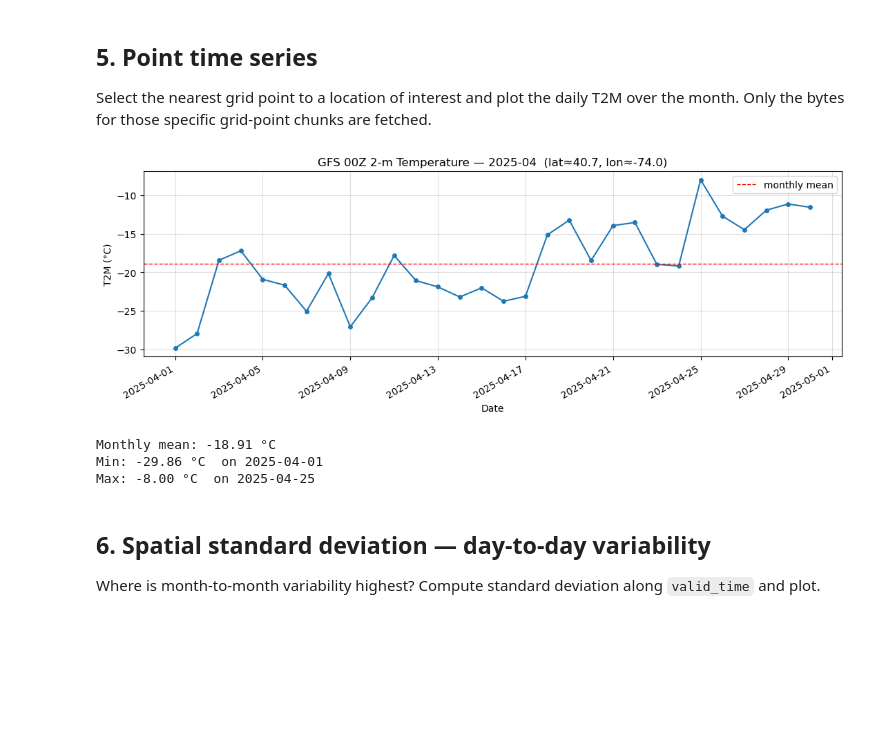
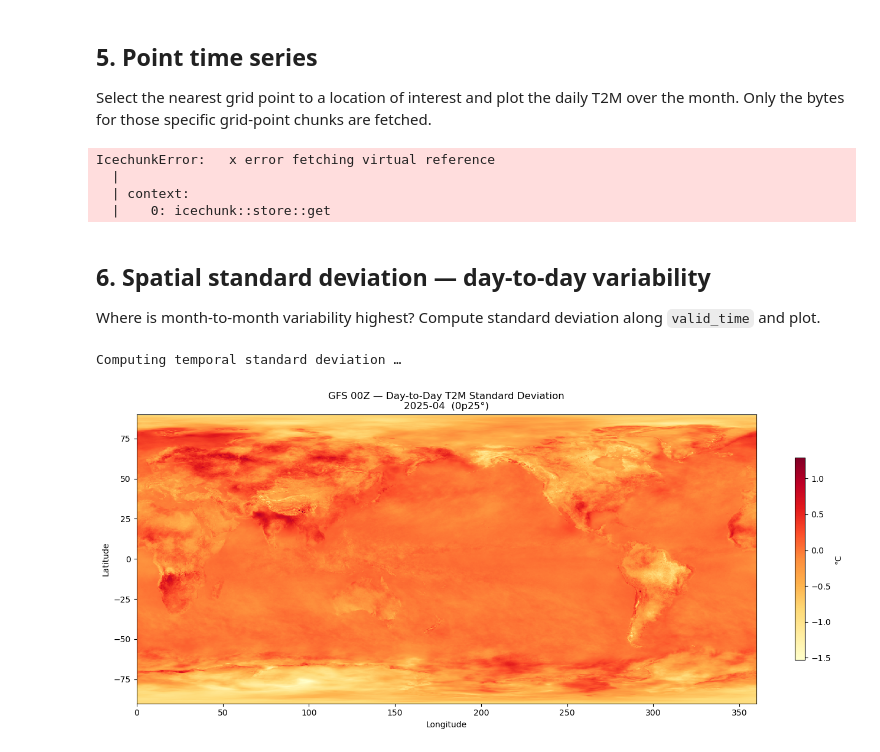
Before and after one commit to NOAA-MDL/grib2io, a Jupyter notebook: demos/gfs_monthly_t2m.ipynb, the cells around one changed output. Drawn from its saved outputs; the diff is of its cells as text; code cells hidden in the pictures; blank space fills up the shorter version.

```diff
--- a/demos/gfs_monthly_t2m.ipynb
+++ b/demos/gfs_monthly_t2m.ipynb
@@ -236,12 +249,16 @@ lons = t2m_monthly.coords.get("longitude", t2m_monthly.coords.get("x", None))
 #     # Fallback: pick centre pixel
 #     ny, nx = t2m_monthly.shape[-2], t2m_monthly.shape[-1]
 #     ts = t2m_monthly.isel(y=ny // 2, x=nx // 2).compute()
-ts = t2m_monthly.isel(x=0,y=0).compute()
+ts = t2m_monthly.chunk({'valid_time':16}).mean('x').mean('y').compute()
+ts120 = t2m120.chunk({'valid_time':16}).mean('x').mean('y').compute()
 times = pd.to_datetime(ts.coords["valid_time"].values)
 
 fig, ax = plt.subplots(figsize=(11, 4))
+ax.plot(times, ts.values.ravel(), marker="o", linewidth=1.5, markersize=4, label='analysis')
+ax.plot(times, ts120.values.ravel(), marker="*", color='green',linewidth=1.5, markersize=4, label='120h forecast')
+ax.axhline(float(ts.mean()), color="red", linestyle="--", linewidth=1, label="analysis monthly mean")
+ax.axhline(float(ts120.mean()), color="green", linestyle="--", linewidth=1, label="120h forecast monthly mean")
 ax.plot(times, ts.values.ravel(), marker="o", linewidth=1.5, markersize=4)
-ax.axhline(float(ts.mean()), color="red", linestyle="--", linewidth=1, label="monthly mean")
 ax.set_xlabel("Date")
 ax.set_ylabel("T2M (°C)")
 ax.set_title(f"GFS 00Z 2-m Temperature — {MONTH}  (lat≈{TARGET_LAT:.1f}, lon≈{TARGET_LON:.1f})")
@@ -255,10 +272,10 @@ print(f"\nMonthly mean: {float(ts.mean()):.2f} °C")
 print(f"Min: {float(ts.min()):.2f} °C  on {times[int(ts.argmin())].date()}")
 print(f"Max: {float(ts.max()):.2f} °C  on {times[int(ts.argmax())].date()}")
 # %% [output]
-[figure, removed]
-Monthly mean: -18.91 °C
-Min: -29.86 °C  on 2025-04-01
-Max: -8.00 °C  on 2025-04-25
+IcechunkError:   x error fetching virtual reference
+  |
+  | context:
+  |    0: icechunk::store::get
 # %% [markdown]
 ## 6. Spatial standard deviation — day-to-day variability
 
@@ -266,20 +283,23 @@ Where is month-to-month variability highest?  Compute standard deviation
 along `valid_time` and plot.
 # %%
 print("Computing temporal standard deviation …")
-t2m_std = t2m_monthly.std("valid_time").compute()
-
+t2m_std = t2m_monthly.chunk({"valid_time": 64}).std("valid_time").compute()
+t2m120_std = t2m120.chunk({"valid_time": 64}).std("valid_time").compute()
 lats = t2m_std.coords.get("latitude",  t2m_std.coords.get("y",  None))
 lons = t2m_std.coords.get("longitude", t2m_std.coords.get("x", None))
 
 fig, ax = plt.subplots(figsize=(14, 6))
 if lats is not None and lons is not None:
-    pcm = ax.pcolormesh(lons, lats, t2m_std.values, cmap="YlOrRd", shading="auto")
+    pcm = ax.pcolormesh(lons, lats, t2m_std.values - t2m120_std.values , cmap="YlOrRd", shading="auto")
     ax.set_xlabel("Longitude")
     ax.set_ylabel("Latitude")
 else:
-    pcm = ax.imshow(t2m_std.values, origin="upper", cmap="YlOrRd", aspect="auto")
+    pcm = ax.imshow(t2m_std.values - t2m120_std.values, origin="upper", cmap="YlOrRd", aspect="auto")
 
 plt.colorbar(pcm, ax=ax, label="°C", shrink=0.7)
 ax.set_title(f"GFS 00Z — Day-to-Day T2M Standard Deviation\n{MONTH}  ({GRID}°)")
 plt.tight_layout()
 plt.show()
+# %% [output]
+Computing temporal standard deviation …
+[figure, added]
```
Also changed, not shown: parts of 6 cells of this notebook, 2 other files.
